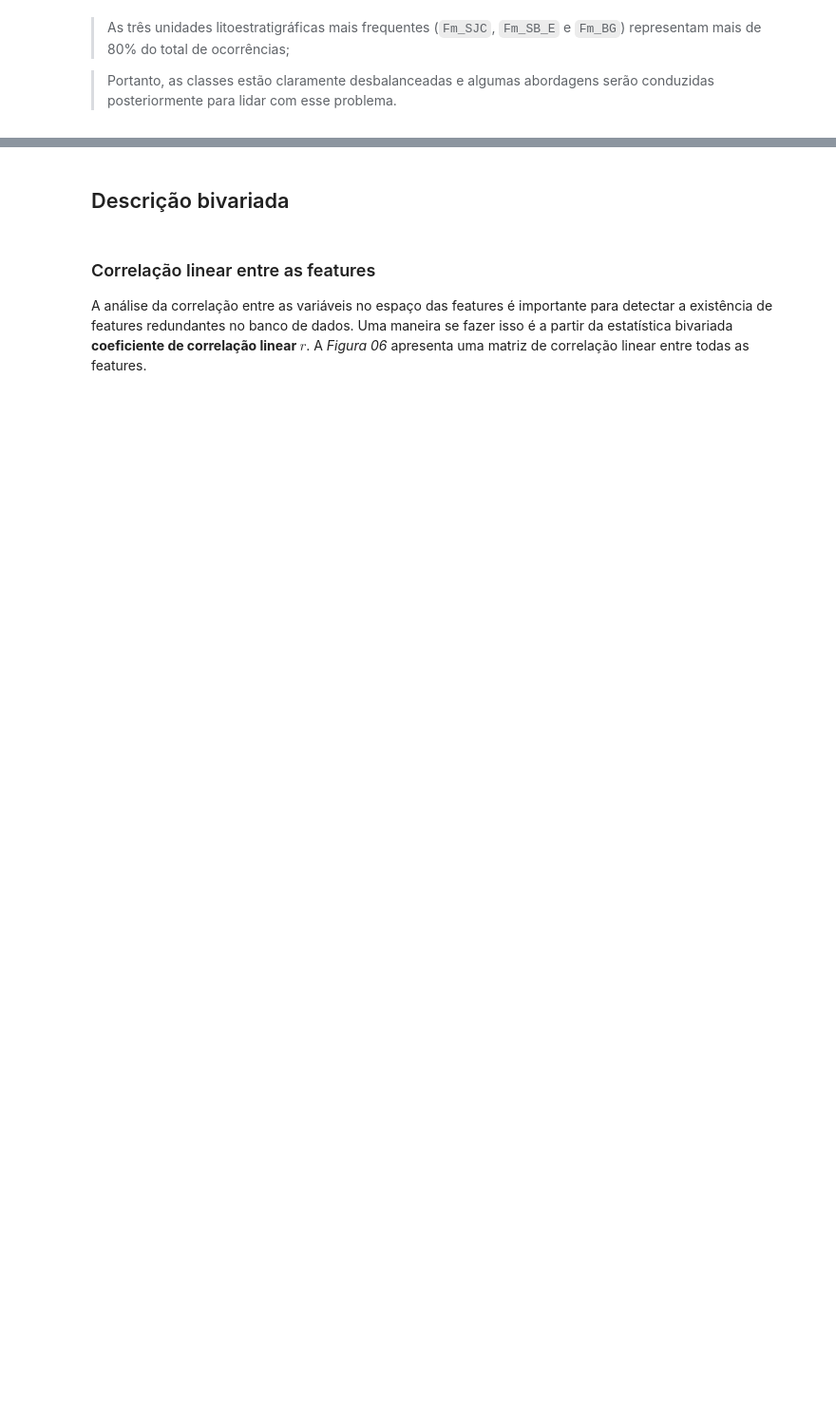
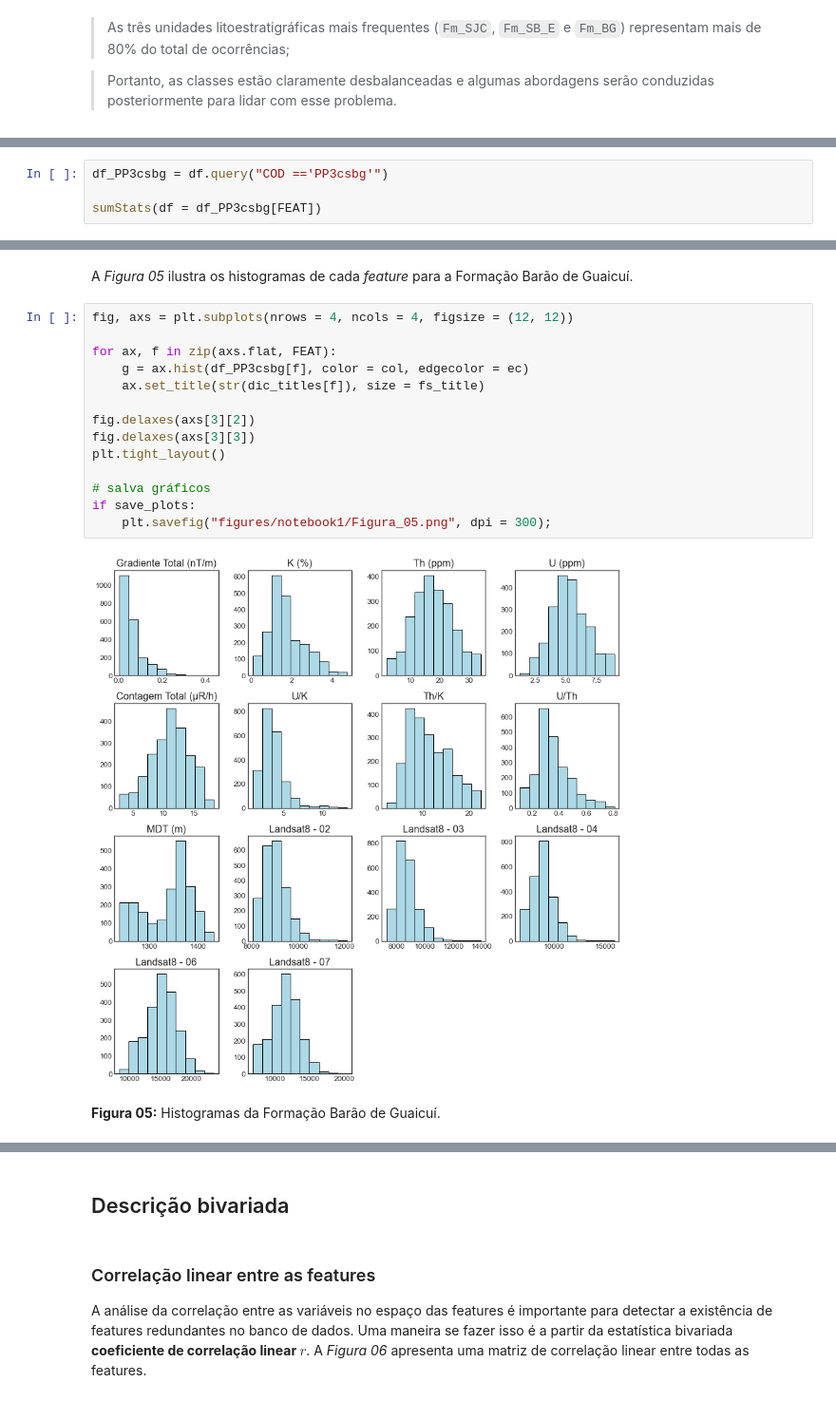
Before and after one commit to fnaghetini/Mapa-Preditivo, a Jupyter notebook: 1-exploratory_data_analysis.ipynb, the cells around one changed output, grey strips where cells are left out. Shown at 95% size. Cells and saved outputs as stored; diff of their text form; blank space fills up the shorter version.

```diff
--- a/1-exploratory_data_analysis.ipynb
+++ b/1-exploratory_data_analysis.ipynb
@@ -609,0 +586,4 @@ if save_plots:
+# %%
+df_PP3csbg = df.query("COD =='PP3csbg'")
+
+sumStats(df = df_PP3csbg[FEAT])
@@ -609,0 +606,22 @@ if save_plots:
+# %% [markdown]
+A *Figura 05* ilustra os histogramas de cada *feature* para a Formação Barão de Guaicuí.
+# %%
+fig, axs = plt.subplots(nrows = 4, ncols = 4, figsize = (12, 12))
+
+for ax, f in zip(axs.flat, FEAT):
+    g = ax.hist(df_PP3csbg[f], color = col, edgecolor = ec)
+    ax.set_title(str(dic_titles[f]), size = fs_title)
+
+fig.delaxes(axs[3][2])
+fig.delaxes(axs[3][3])
+plt.tight_layout()
+
+# salva gráficos
+if save_plots:
+    plt.savefig("figures/notebook1/Figura_05.png", dpi = 300);
+# %% [output]
+[figure, added]
+# %% [markdown]
+<p>
+    <b>Figura 05:</b> Histogramas da Formação Barão de Guaicuí.
+</p>
```
Also changed, not shown: parts of 99 cells of this notebook, 16 other files.
